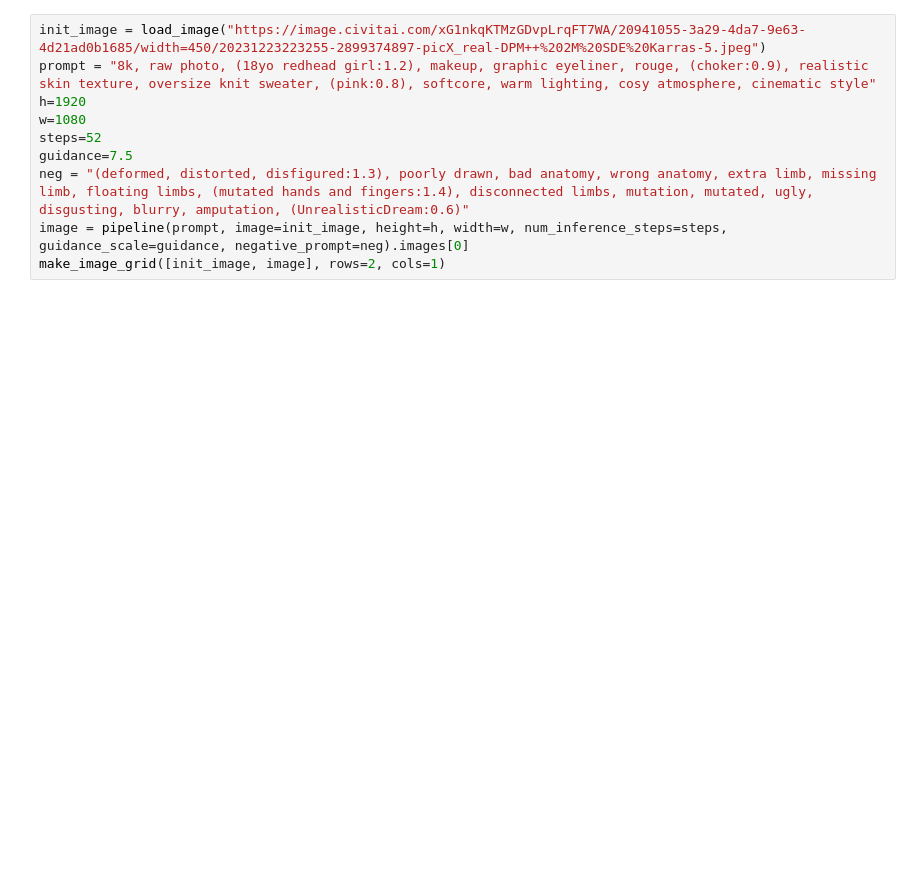
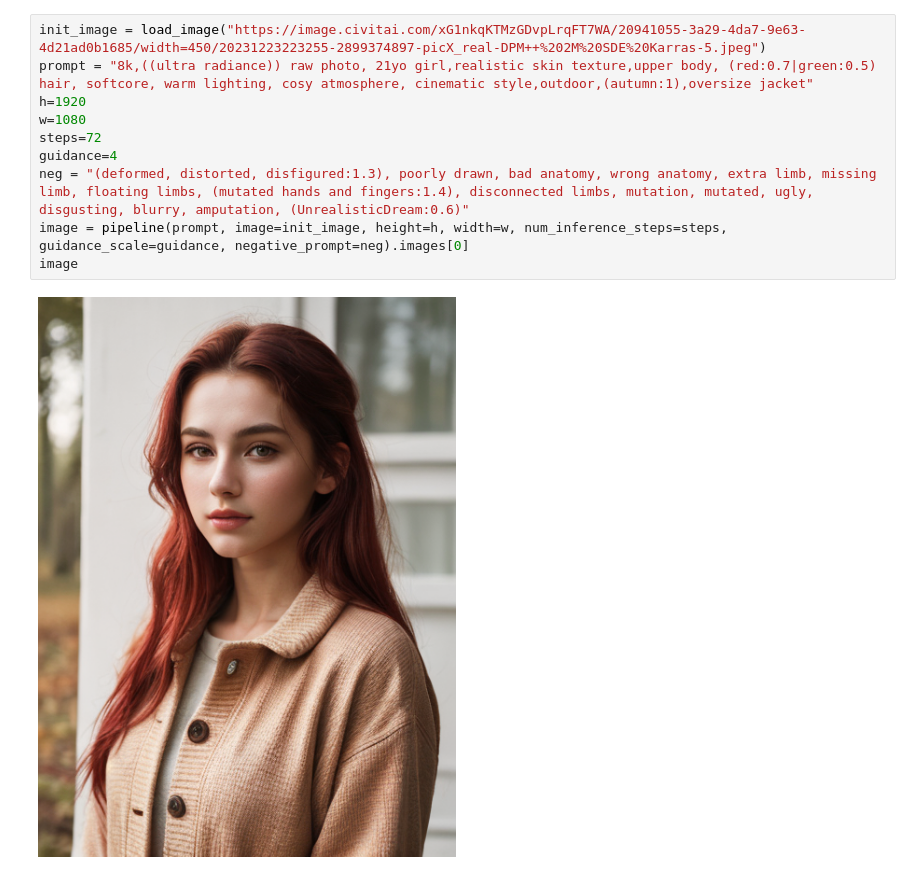
Before and after one commit to Dragon4926/StableDiffusion-noGUI, a Jupyter notebook: stablediffusion.ipynb, the cells around one changed output. Cells and saved outputs as stored; diff of their text form; blank space fills up the shorter version.

```diff
--- a/stablediffusion.ipynb
+++ b/stablediffusion.ipynb
@@ -36,10 +43,12 @@ pipeline.safety_checker = None
 # %%
 init_image = load_image("https://image.civitai.com/xG1nkqKTMzGDvpLrqFT7WA/20941055-3a29-4da7-9e63-4d21ad0b1685/width=450/20231223223255-2899374897-picX_real-DPM++%202M%20SDE%20Karras-5.jpeg")
-prompt = "8k, raw photo, (18yo redhead girl:1.2), makeup, graphic eyeliner, rouge, (choker:0.9), realistic skin texture, oversize knit sweater, (pink:0.8), softcore, warm lighting, cosy atmosphere, cinematic style"
+prompt = "8k,((ultra radiance)) raw photo, 21yo girl,realistic skin texture,upper body, (red:0.7|green:0.5) hair, softcore, warm lighting, cosy atmosphere, cinematic style,outdoor,(autumn:1),oversize jacket"
 h=1920
 w=1080
-steps=52
-guidance=7.5
+steps=72
+guidance=4
 neg = "(deformed, distorted, disfigured:1.3), poorly drawn, bad anatomy, wrong anatomy, extra limb, missing limb, floating limbs, (mutated hands and fingers:1.4), disconnected limbs, mutation, mutated, ugly, disgusting, blurry, amputation, (UnrealisticDream:0.6)"
 image = pipeline(prompt, image=init_image, height=h, width=w, num_inference_steps=steps, guidance_scale=guidance, negative_prompt=neg).images[0]
-make_image_grid([init_image, image], rows=2, cols=1)
+image
+# %% [output]
+[figure, added]
```
Also changed, not shown: parts of 2 cells of this notebook.
